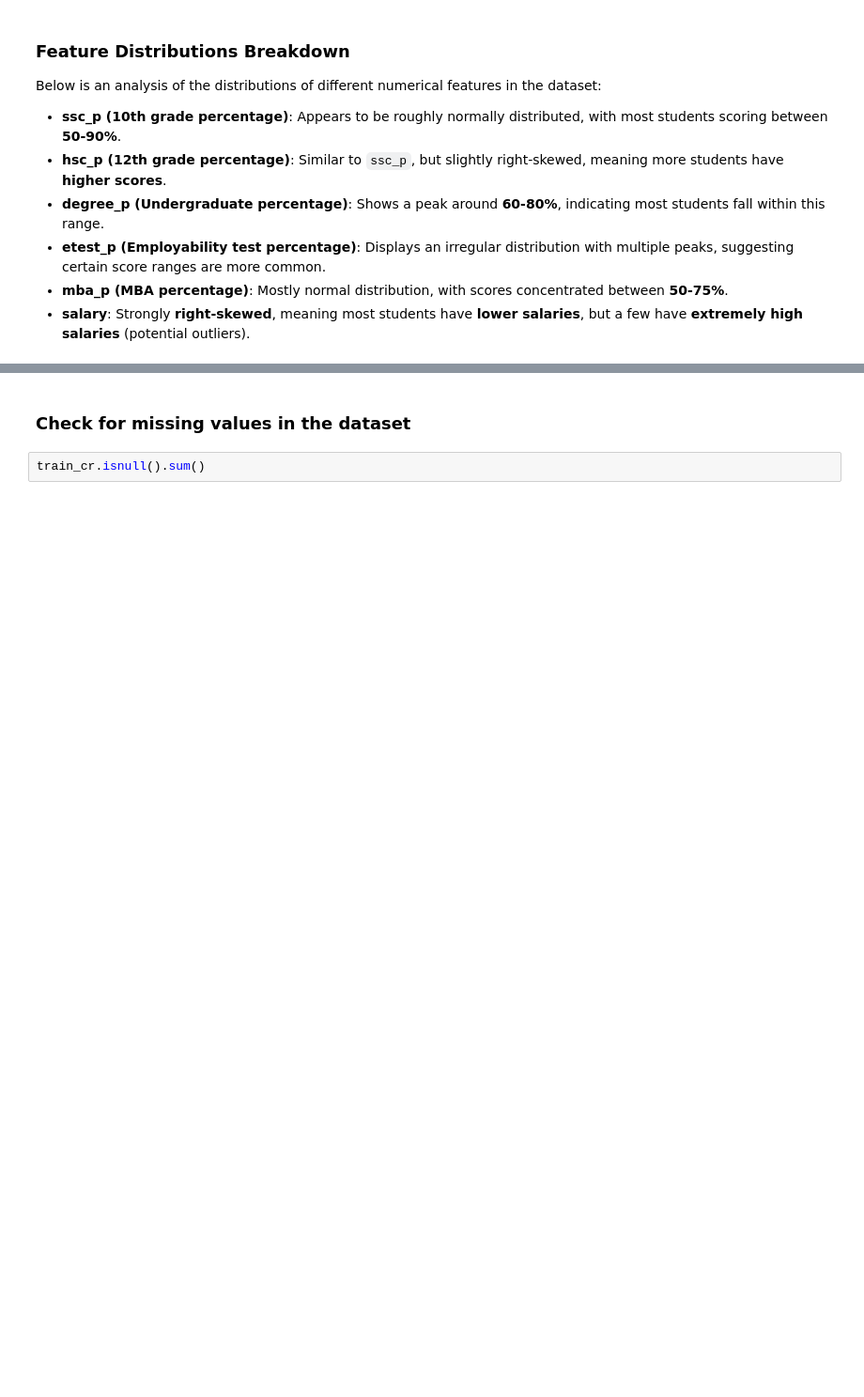
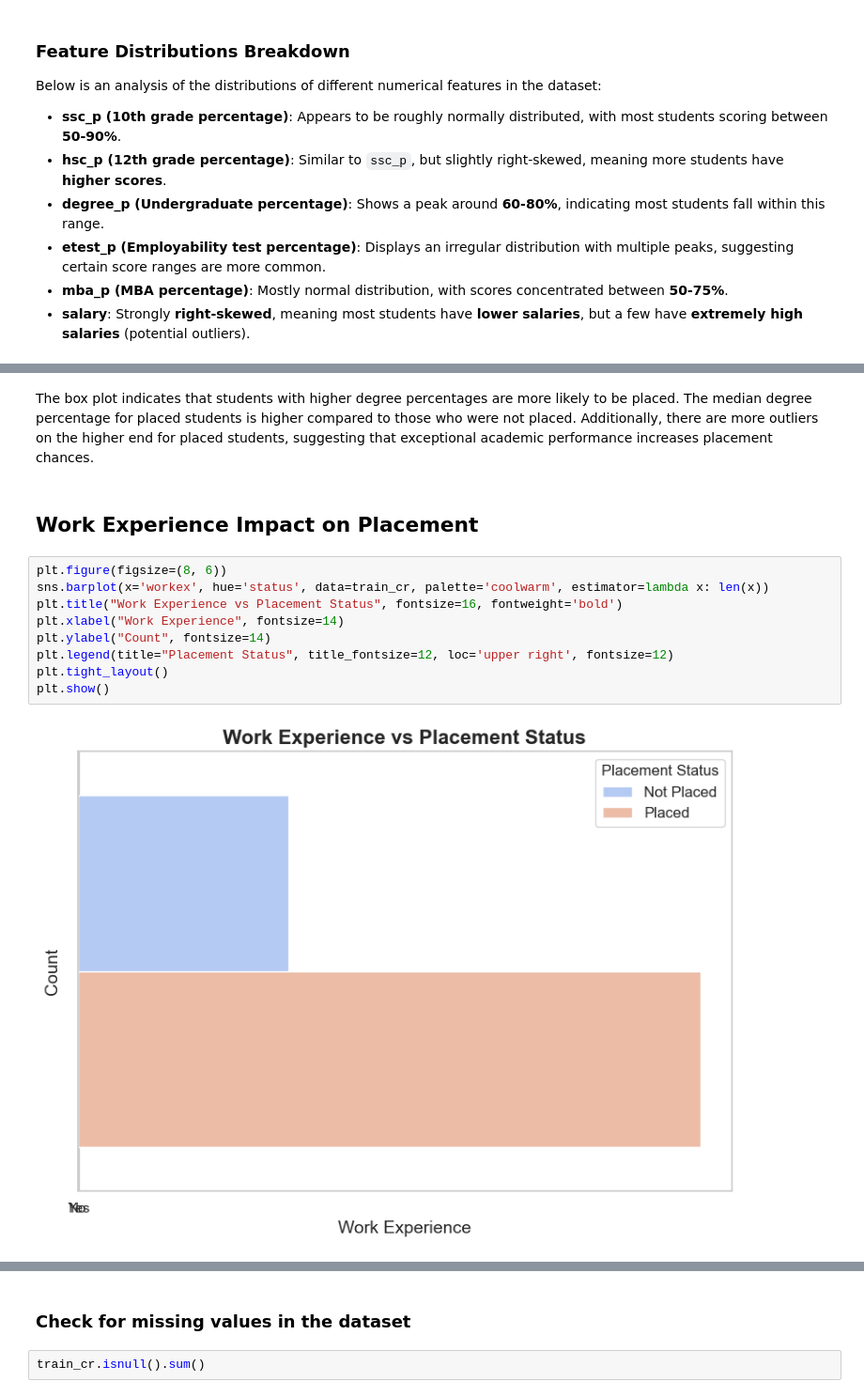
Before and after one commit to MohammedHamioui/ML_T10, a Jupyter notebook: Challenge.ipynb, the cells around one changed output, grey strips where cells are left out. Shown: that part at 94% size. Cells and saved outputs as stored; diff of their text form; blank space fills up the shorter version.

```diff
--- a/Challenge.ipynb
+++ b/Challenge.ipynb
@@ -196,0 +201,15 @@ train_cr.head()
+# %% [markdown]
+The box plot indicates that students with higher degree percentages are more likely to be placed. The median degree percentage for placed students is higher compared to those who were not placed. Additionally, there are more outliers on the higher end for placed students, suggesting that exceptional academic performance increases placement chances.
+# %% [markdown]
+## Work Experience Impact on Placement
+# %%
+plt.figure(figsize=(8, 6))
+sns.barplot(x='workex', hue='status', data=train_cr, palette='coolwarm', estimator=lambda x: len(x))
+plt.title("Work Experience vs Placement Status", fontsize=16, fontweight='bold')
+plt.xlabel("Work Experience", fontsize=14)
+plt.ylabel("Count", fontsize=14)
+plt.legend(title="Placement Status", title_fontsize=12, loc='upper right', fontsize=12)
+plt.tight_layout()
+plt.show()
+# %% [output]
+[figure, added]
```
Also changed, not shown: parts of 35 cells of this notebook.
